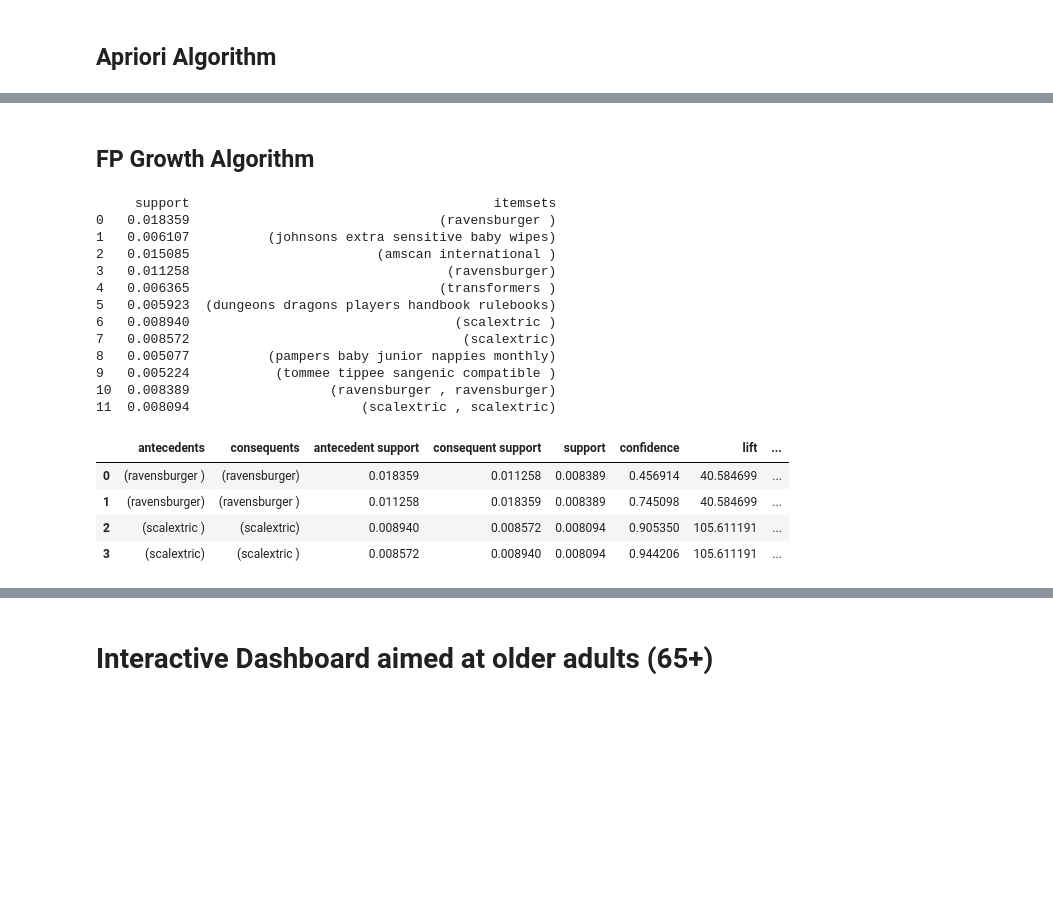
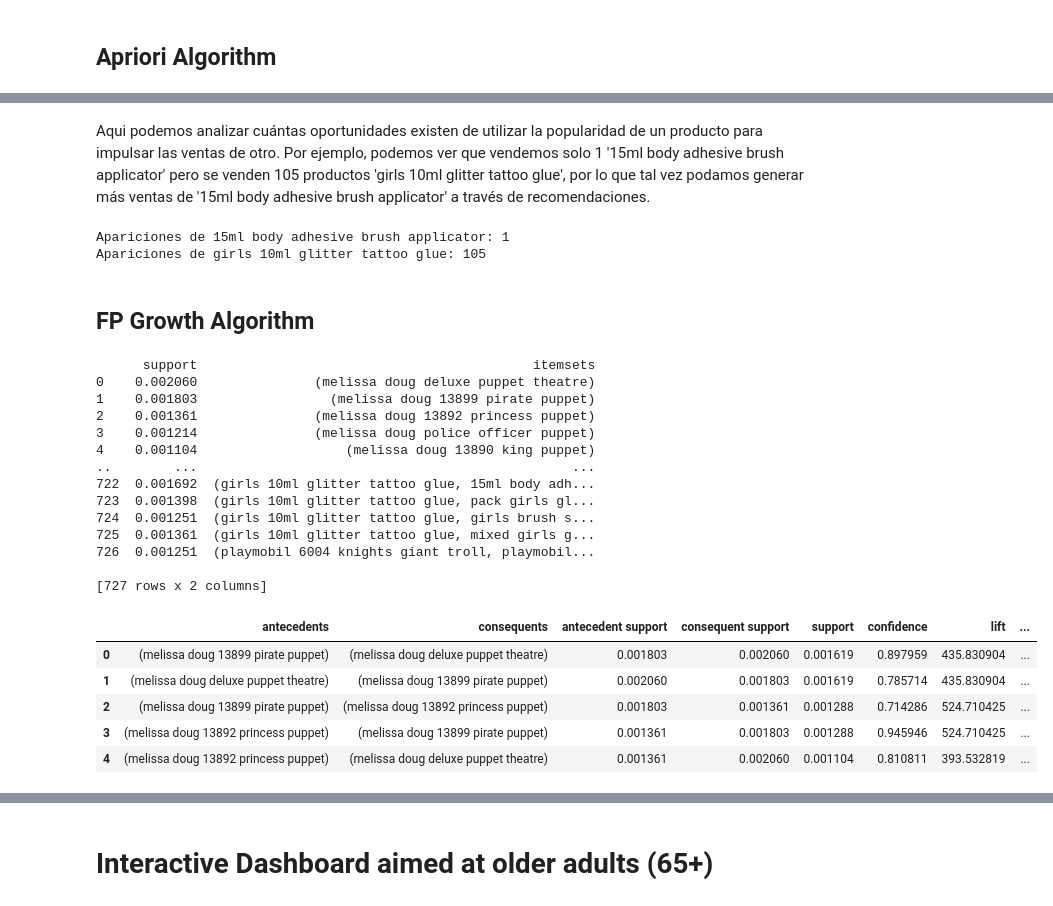
Before and after one commit to FJGM2023015/Recommendation-System-Market-Basket-Analysis-, a Jupyter notebook: recomm_system_market_basket_analysis.ipynb, the cells around one changed output, grey strips where cells are left out. Drawn from its saved outputs; the diff is of its cells as text; code cells hidden in the pictures; blank space fills up the shorter version.

```diff
--- a/recomm_system_market_basket_analysis.ipynb
+++ b/recomm_system_market_basket_analysis.ipynb
@@ -985,34 +789,52 @@ rules.head()
+# %% [markdown]
+Aqui podemos analizar cuántas oportunidades existen de utilizar la popularidad de un producto para impulsar las ventas de otro. Por ejemplo, podemos ver que vendemos solo 1 '15ml body adhesive brush applicator' pero se venden 105 productos 'girls 10ml glitter tattoo glue', por lo que tal vez podamos generar más ventas de '15ml body adhesive brush applicator' a través de recomendaciones.
+# %%
+# Reemplazar estos nombres de productos por los que son relevantes en tu DataFrame
+nombre_producto_1 = '15ml body adhesive brush applicator'  # Ejemplo: 'girls 10ml glitter tattoo glue'
+nombre_producto_2 = 'girls 10ml glitter tattoo glue'  # Ejemplo: '15ml body adhesive brush applicator'
+
+# Contar las apariciones de cada producto
+conteo_producto_1 = df_transactions[nombre_producto_1].sum()
+conteo_producto_2 = df_transactions[nombre_producto_2].sum()
+
+print(f"Apariciones de {nombre_producto_1}: {conteo_producto_1}")
+print(f"Apariciones de {nombre_producto_2}: {conteo_producto_2}")
+# %% [output]
+Apariciones de 15ml body adhesive brush applicator: 1
+Apariciones de girls 10ml glitter tattoo glue: 105
 # %% [markdown]
 ## FP Growth Algorithm
 # %%
 # Aplicar el algoritmo FP-Growth
-frequent_itemsets_fp = fpgrowth(df_transactions, min_support=0.005, use_colnames=True)
+frequent_itemsets_fp = fpgrowth(df_transactions, min_support=0.001, use_colnames=True)
 
 # Mostrar los conjuntos de ítems frecuentes
 print(frequent_itemsets_fp)
 # %% [output]
-     support                                       itemsets
-0   0.018359                                (ravensburger )
-1   0.006107          (johnsons extra sensitive baby wipes)
-2   0.015085                        (amscan international )
-3   0.011258                                 (ravensburger)
-4   0.006365                                (transformers )
-5   0.005923  (dungeons dragons players handbook rulebooks)
-6   0.008940                                  (scalextric )
-7   0.008572                                   (scalextric)
-8   0.005077          (pampers baby junior nappies monthly)
-9   0.005224           (tommee tippee sangenic compatible )
-10  0.008389                  (ravensburger , ravensburger)
-11  0.008094                      (scalextric , scalextric)
+      support                                           itemsets
+0    0.002060               (melissa doug deluxe puppet theatre)
+1    0.001803                 (melissa doug 13899 pirate puppet)
+2    0.001361               (melissa doug 13892 princess puppet)
+3    0.001214               (melissa doug police officer puppet)
+4    0.001104                   (melissa doug 13890 king puppet)
+..        ...                                                ...
+722  0.001692  (girls 10ml glitter tattoo glue, 15ml body adh...
+723  0.001398  (girls 10ml glitter tattoo glue, pack girls gl...
+724  0.001251  (girls 10ml glitter tattoo glue, girls brush s...
+725  0.001361  (girls 10ml glitter tattoo glue, mixed girls g...
+726  0.001251  (playmobil 6004 knights giant troll, playmobil...
+
+[727 rows x 2 columns]
 # %%
 # Generar las reglas de asociación
-rules_fp = association_rules(frequent_itemsets_fp, metric="confidence", min_threshold=0.05)
+rules_fp = association_rules(frequent_itemsets_fp, metric="confidence", min_threshold=0.01)
 
 # Mostrar las reglas
 rules_fp.head()
 # %% [output]
 |  | antecedents | consequents | antecedent support | consequent support | support | confidence | lift | ... |
-| 0 | (ravensburger ) | (ravensburger) | 0.018359 | 0.011258 | 0.008389 | 0.456914 | 40.584699 | ... |
-| 1 | (ravensburger) | (ravensburger ) | 0.011258 | 0.018359 | 0.008389 | 0.745098 | 40.584699 | ... |
-| 2 | (scalextric ) | (scalextric) | 0.008940 | 0.008572 | 0.008094 | 0.905350 | 105.611191 | ... |
-| 3 | (scalextric) | (scalextric ) | 0.008572 | 0.008940 | 0.008094 | 0.944206 | 105.611191 | ... |
+| 0 | (melissa doug 13899 pirate puppet) | (melissa doug deluxe puppet theatre) | 0.001803 | 0.002060 | 0.001619 | 0.897959 | 435.830904 | ... |
+| 1 | (melissa doug deluxe puppet theatre) | (melissa doug 13899 pirate puppet) | 0.002060 | 0.001803 | 0.001619 | 0.785714 | 435.830904 | ... |
+| 2 | (melissa doug 13899 pirate puppet) | (melissa doug 13892 princess puppet) | 0.001803 | 0.001361 | 0.001288 | 0.714286 | 524.710425 | ... |
+| 3 | (melissa doug 13892 princess puppet) | (melissa doug 13899 pirate puppet) | 0.001361 | 0.001803 | 0.001288 | 0.945946 | 524.710425 | ... |
+| 4 | (melissa doug 13892 princess puppet) | (melissa doug deluxe puppet theatre) | 0.001361 | 0.002060 | 0.001104 | 0.810811 | 393.532819 | ... |
```
Also changed, not shown: parts of 28 cells of this notebook.
